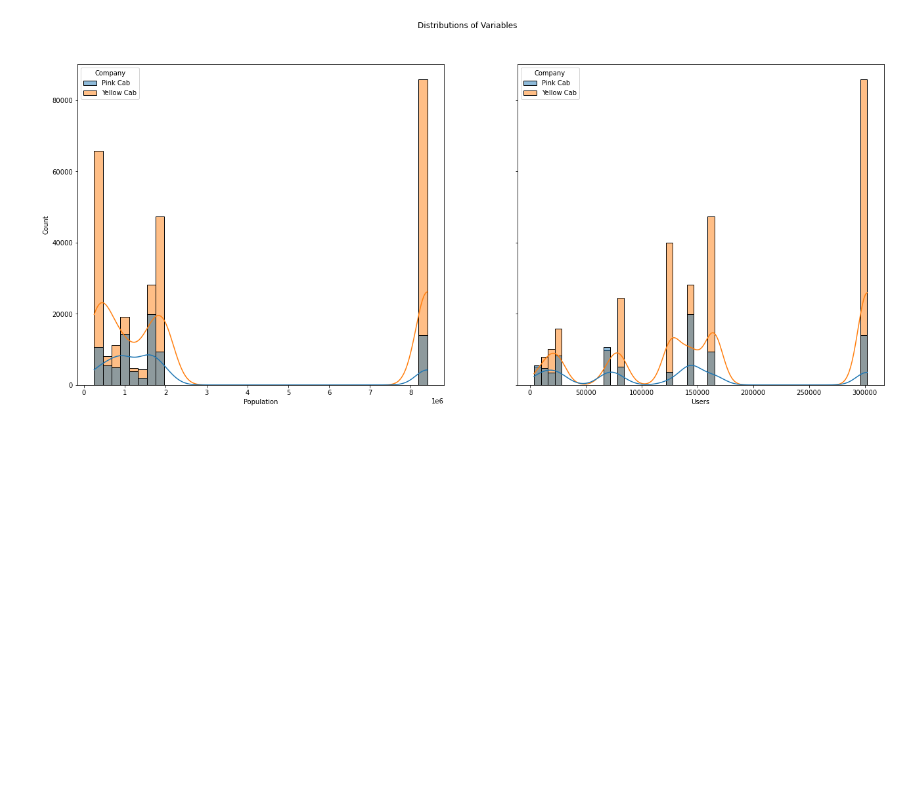
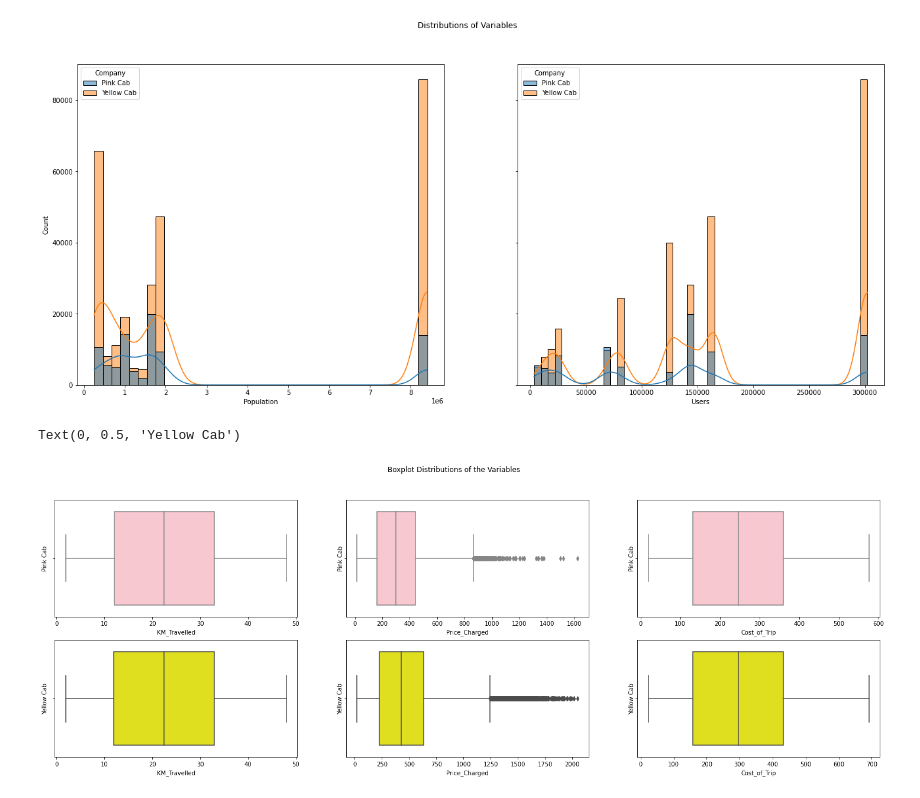
Before and after one commit to elvissounna/Projet_IA, a Jupyter notebook: week_2.ipynb, the cells around one changed output. Cells and saved outputs as stored; diff of their text form; code cells hidden in the pictures; blank space fills up the shorter version.

Commit message:
add the graphe

```diff
--- a/week_2.ipynb
+++ b/week_2.ipynb
@@ -484,3 +484,17 @@ sns.histplot(ax=axes[1], data=principal , x='Users' , kde = True , hue="Company"
 # %% [output]
 <AxesSubplot:xlabel='Users', ylabel='Count'>
 [figure]
+# %%
+#Boxplot distributions of the desired variables were drawn.
+fig,axes = plt.subplots(2, 3, figsize=(25, 8), sharey=True)
+fig.suptitle('Boxplot Distributions of the Variables')
+
+sns.boxplot(ax=axes[0,0], x='KM_Travelled' , color='pink',        data=pink ).set_ylabel("Pink Cab")
+sns.boxplot(ax=axes[0,1], x='Price_Charged'   , color='pink',     data=pink  ) .set_ylabel("Pink Cab")
+sns.boxplot(ax=axes[0,2], x='Cost_of_Trip' , color='pink',        data=pink ).set_ylabel("Pink Cab")
+sns.boxplot(ax=axes[1,0], x='KM_Travelled' ,  color='yellow',      data=yellow ).set_ylabel("Yellow Cab")
+sns.boxplot(ax=axes[1,1], x='Price_Charged'   , color='yellow',     data=yellow ) .set_ylabel("Yellow Cab")
+sns.boxplot(ax=axes[1,2], x='Cost_of_Trip' ,  color='yellow',      data=yellow ).set_ylabel("Yellow Cab")
+# %% [output]
+Text(0, 0.5, 'Yellow Cab')
+[figure, added]
```
Also changed, not shown: parts of 10 cells of this notebook.
